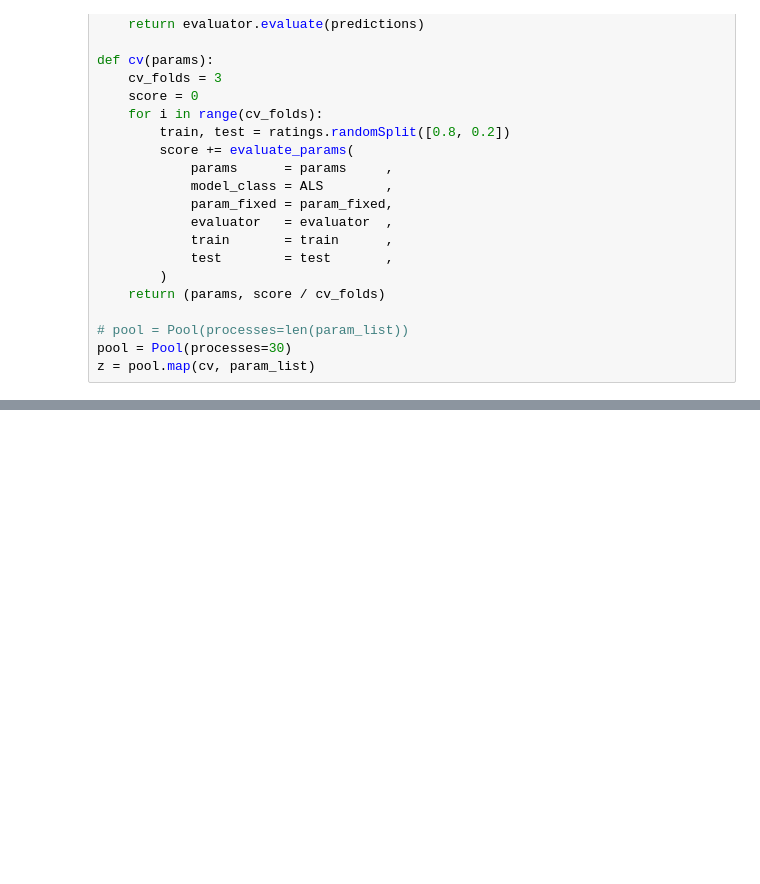
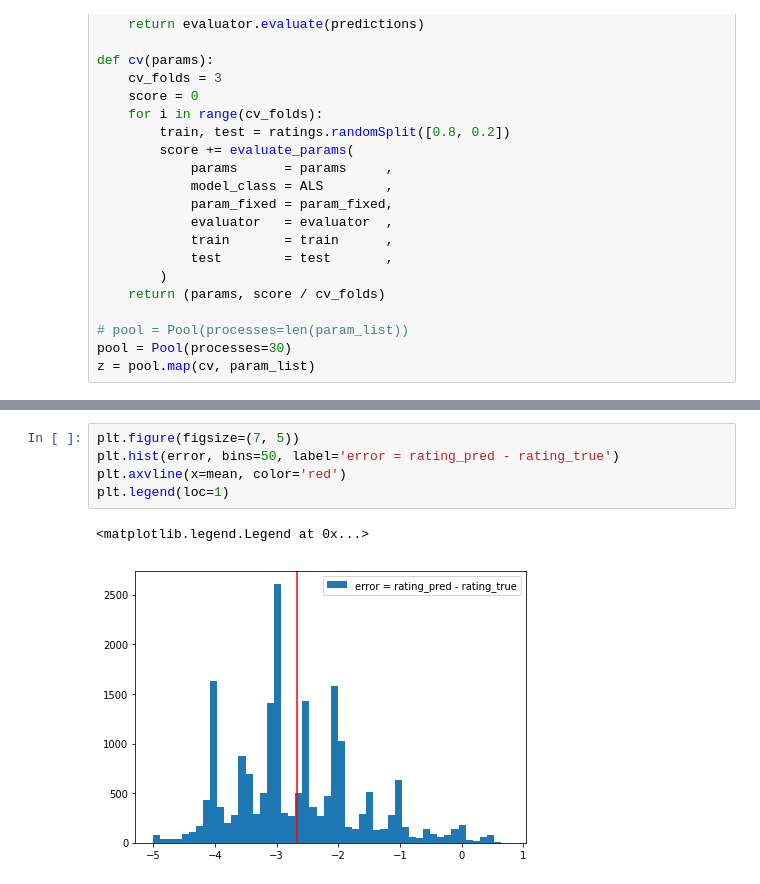
Before and after one commit to nitron-alpha-kplr/pyspark-als, a Jupyter notebook: hyperparameters-tuning.ipynb, the cells around one changed output, grey strips where cells are left out. Drawn from its saved outputs; the diff is of its cells as text; blank space fills up the shorter version.

```diff
--- a/hyperparameters-tuning.ipynb
+++ b/hyperparameters-tuning.ipynb
@@ -103,0 +140,8 @@ for i in sorted(z, key = lambda x: x[1], reverse=True):
+# %%
+plt.figure(figsize=(7, 5))
+plt.hist(error, bins=50, label='error = rating_pred - rating_true')
+plt.axvline(x=mean, color='red')
+plt.legend(loc=1)
+# %% [output]
+<matplotlib.legend.Legend at 0x...>
+[figure, added]
```
Also changed, not shown: parts of 7 cells of this notebook.
